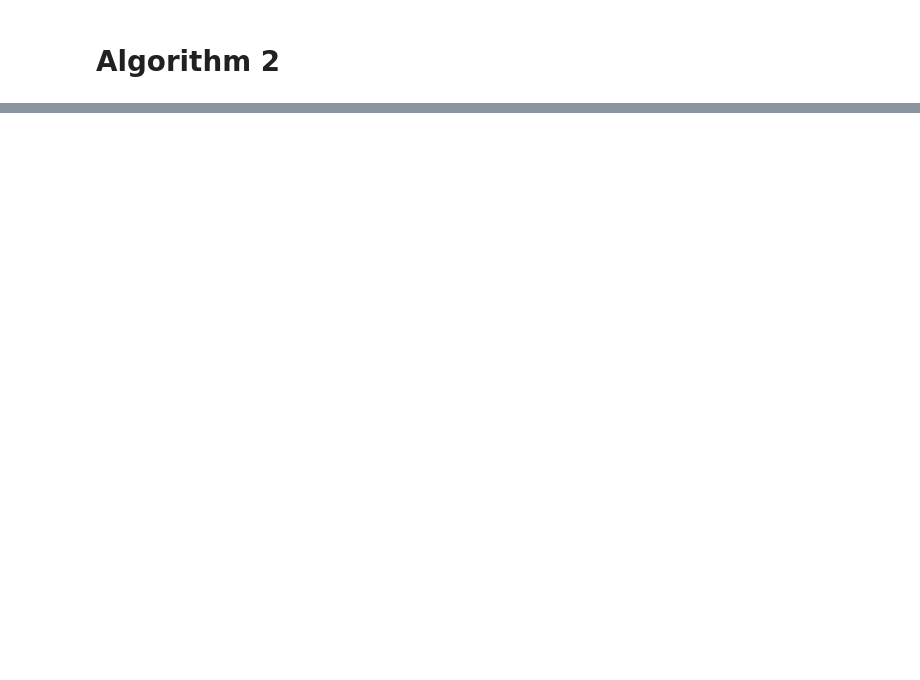
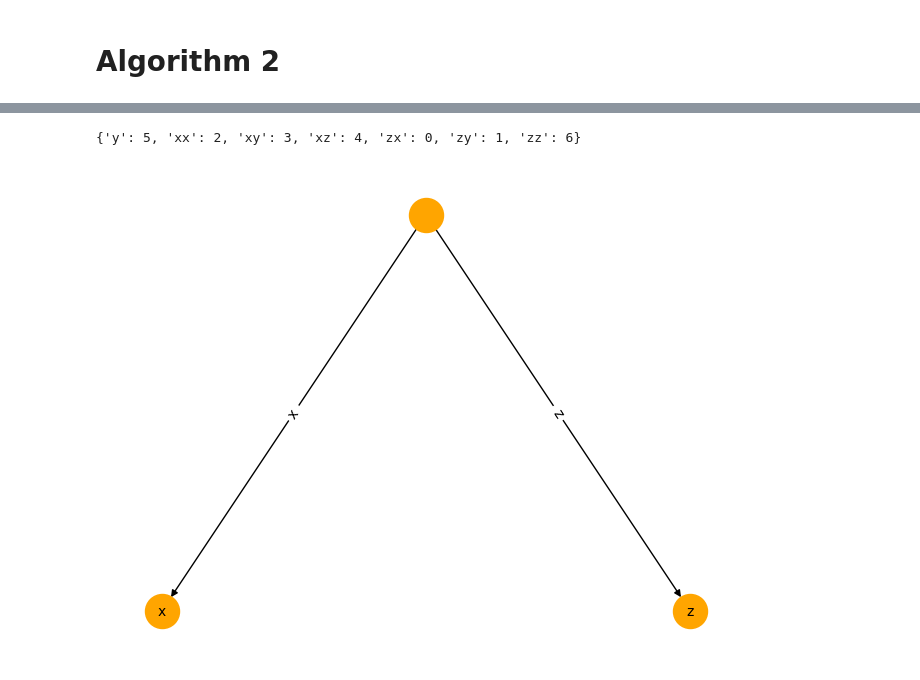
Before and after one commit to UCL-CCS/ferrmion, a Jupyter notebook: docs/source/notebooks/hatt.ipynb, the cells around one changed output, grey strips where cells are left out. Drawn from its saved outputs; the diff is of its cells as text; code cells hidden in the pictures; blank space fills up the shorter version.

```diff
--- a/docs/source/notebooks/hatt.ipynb
+++ b/docs/source/notebooks/hatt.ipynb
@@ -253,0 +335,4 @@ root.branch_majorana_indices
+# %%
+majorana_ham = {(0,1):0.5j, (2,3):-0.5j, (4,5):-0.5j, (2,3,4,5):0.5}
+n_modes = 3
+hatt=hamiltonian_adaptive_ternary_tree(majorana_ham, n_modes)
@@ -253,0 +343,6 @@ root.branch_majorana_indices
+# %%
+draw_tt(hatt)
+hatt.root_node.branch_majorana_indices
+# %% [output]
+{'y': 5, 'xx': 2, 'xy': 3, 'xz': 4, 'zx': 0, 'zy': 1, 'zz': 6}
+[figure, added]
```
Also changed, not shown: parts of 13 cells of this notebook, 4 other files.
